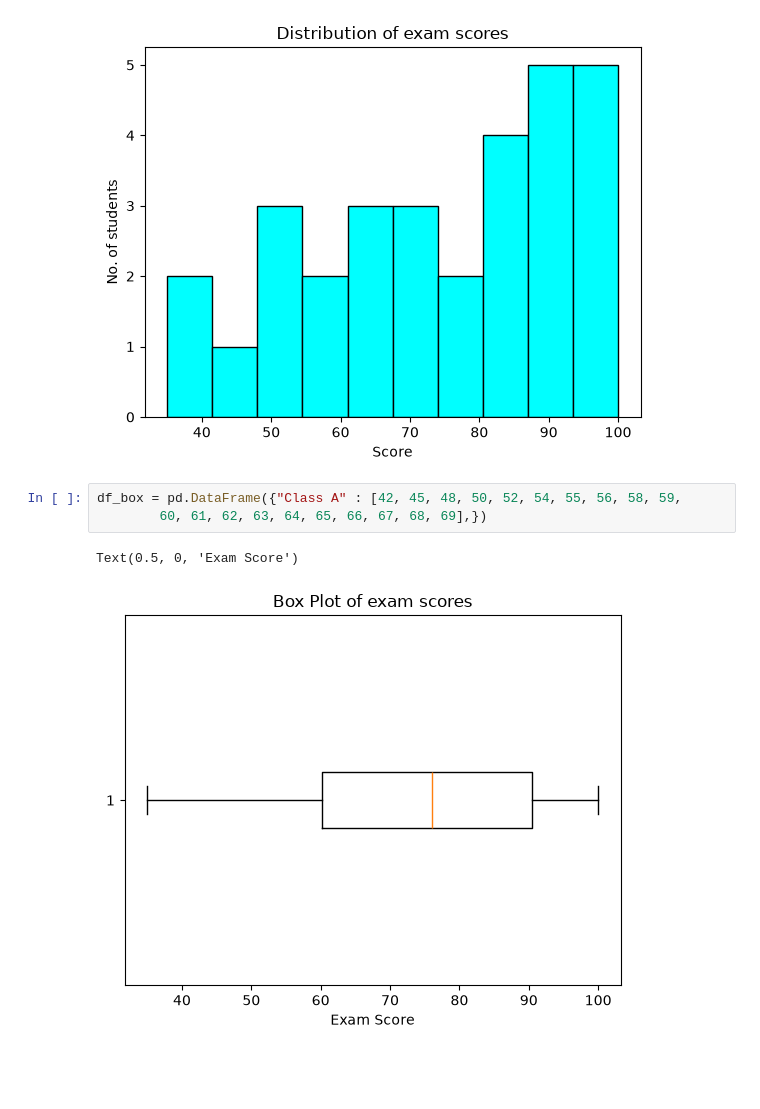
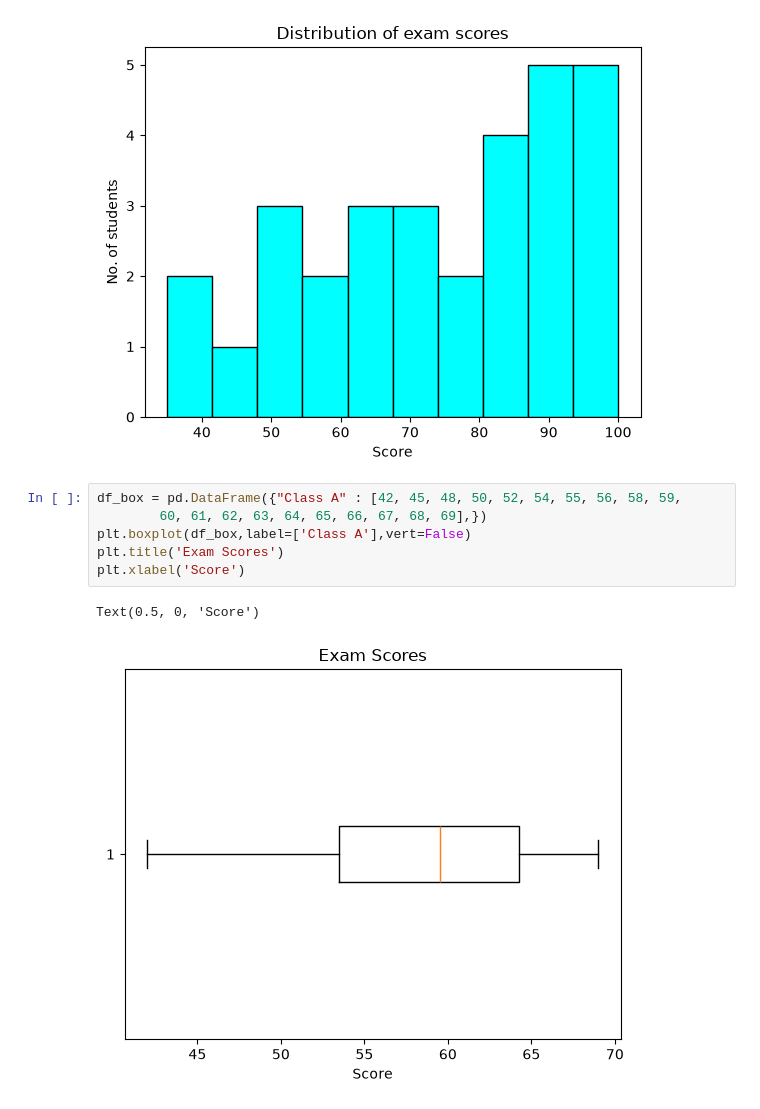
Before and after one commit to dikshamisra18/ML_Progress_Tracker, a Jupyter notebook: plot.ipynb, the cells around one changed output. Drawn from its saved outputs; the diff is of its cells as text; blank space fills up the shorter version.

```diff
--- a/plot.ipynb
+++ b/plot.ipynb
@@ -58,6 +58,9 @@ Text(0, 0.5, 'No. of students')
 # %%
 df_box = pd.DataFrame({"Class A" : [42, 45, 48, 50, 52, 54, 55, 56, 58, 59,
         60, 61, 62, 63, 64, 65, 66, 67, 68, 69],})
+plt.boxplot(df_box,label=['Class A'],vert=False)
+plt.title('Exam Scores')
+plt.xlabel('Score')
 # %% [output]
-Text(0.5, 0, 'Exam Score')
+Text(0.5, 0, 'Score')
-[figure, old version]
+[figure, new version]
```
